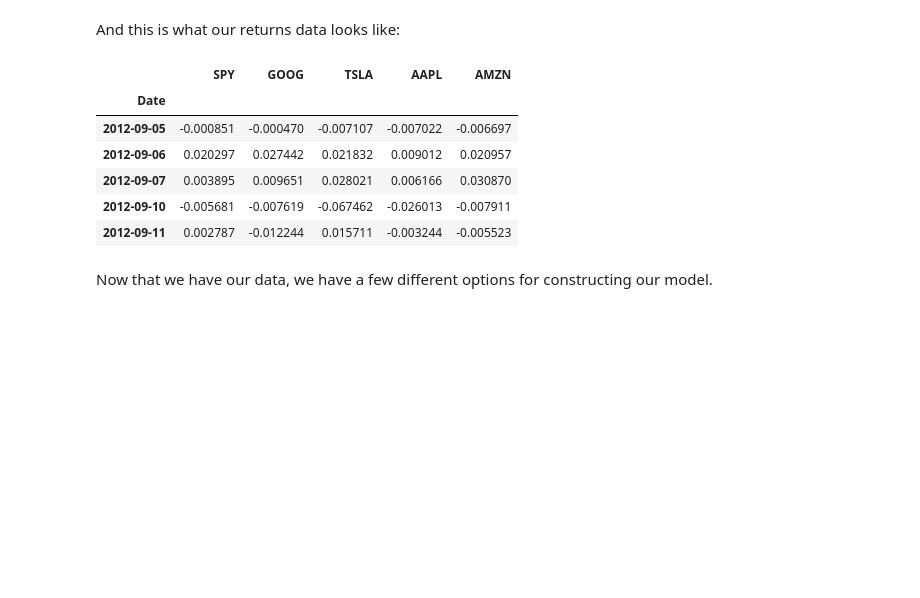
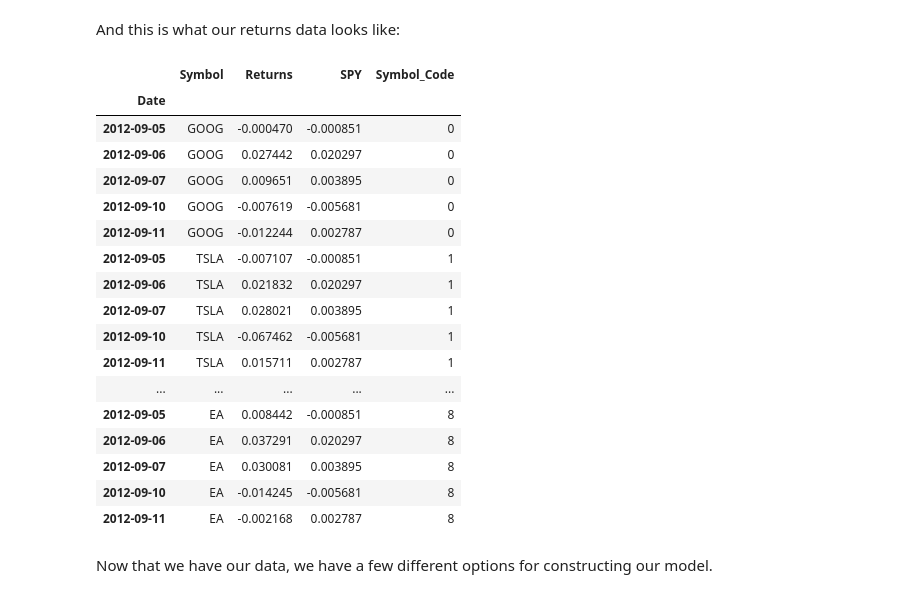
Before and after one commit to pydata/pydata-cookbook, a Jupyter notebook: papers/maxwell_margenot/bayesian_linear_regression.ipynb, the cells around one changed output. Saved outputs shown, nothing was run; the diff lists cells and outputs as text; code cells hidden in the pictures; blank space fills up the shorter version.

```diff
--- a/papers/maxwell_margenot/bayesian_linear_regression.ipynb
+++ b/papers/maxwell_margenot/bayesian_linear_regression.ipynb
@@ -274,31 +294,57 @@ import pandas_datareader.data as web
 import pandas as pd
 import numpy as np
 
-stocks = ['SPY', 'GOOG', 'TSLA', 'AAPL', 'AMZN']
-
+# Name the stocks we want
+stocks = ['GOOG', 'TSLA', 'AAPL', 'AMZN', 'FB', 'INTC', 'CSCO', 'MSFT', 'EA']
+n_securities = len(stocks)
+# Define start and end dates
 start_date = "2012-09-01"
 end_date = "2015-04-27"
+# Name our benchmark and get its returns
+spy = web.DataReader('SPY', 'yahoo', start_date, end_date)['Close']
+spy = spy.pct_change()[1:]
+spy.name = 'SPY'
 
-close_prices = pd.DataFrame()
+# Acquire data
+returns = pd.DataFrame()
+i = 0
+for elt in stocks:
+    x = web.DataReader(elt, 'yahoo', start_date, end_date)['Close']
+    x = x.pct_change()[1:]
+    x.name = "Returns"
+    symbol = pd.Series(index=x.index, data=elt)
+    symbol.name = "Symbol"
+    symbol_code = pd.Series(index=x.index, data=i)
+    symbol_code.name = "Symbol_Code"
+    i+=1
+    current_returns = pd.concat([symbol, x, spy, symbol_code], axis=1)
+    returns = pd.concat([returns, current_returns])
 
-for stock in stocks:
-    x = web.DataReader(stock, 'yahoo', start_date, end_date)['Close']
-    x.name = stock
-    close_prices[stock] = x
-
-returns = close_prices.pct_change()[1:]
+# Create a dummy variable for each stock symbol
+stock_idx = returns.Symbol_Code.values
 # %% [markdown]
 And this is what our returns data looks like:
 # %%
-returns.head()
+returns.groupby('Symbol').head()
 # %% [output]
-|  | SPY | GOOG | TSLA | AAPL | AMZN |
-| Date |  |  |  |  |  |
-| 2012-09-05 | -0.000851 | -0.000470 | -0.007107 | -0.007022 | -0.006697 |
-| 2012-09-06 | 0.020297 | 0.027442 | 0.021832 | 0.009012 | 0.020957 |
-| 2012-09-07 | 0.003895 | 0.009651 | 0.028021 | 0.006166 | 0.030870 |
-| 2012-09-10 | -0.005681 | -0.007619 | -0.067462 | -0.026013 | -0.007911 |
-| 2012-09-11 | 0.002787 | -0.012244 | 0.015711 | -0.003244 | -0.005523 |
+|  | Symbol | Returns | SPY | Symbol_Code |
+| Date |  |  |  |  |
+| 2012-09-05 | GOOG | -0.000470 | -0.000851 | 0 |
+| 2012-09-06 | GOOG | 0.027442 | 0.020297 | 0 |
+| 2012-09-07 | GOOG | 0.009651 | 0.003895 | 0 |
+| 2012-09-10 | GOOG | -0.007619 | -0.005681 | 0 |
+| 2012-09-11 | GOOG | -0.012244 | 0.002787 | 0 |
+| 2012-09-05 | TSLA | -0.007107 | -0.000851 | 1 |
+| 2012-09-06 | TSLA | 0.021832 | 0.020297 | 1 |
+| 2012-09-07 | TSLA | 0.028021 | 0.003895 | 1 |
+| 2012-09-10 | TSLA | -0.067462 | -0.005681 | 1 |
+| 2012-09-11 | TSLA | 0.015711 | 0.002787 | 1 |
+| ... | ... | ... | ... | ... |
+| 2012-09-05 | EA | 0.008442 | -0.000851 | 8 |
+| 2012-09-06 | EA | 0.037291 | 0.020297 | 8 |
+| 2012-09-07 | EA | 0.030081 | 0.003895 | 8 |
+| 2012-09-10 | EA | -0.014245 | -0.005681 | 8 |
+| 2012-09-11 | EA | -0.002168 | 0.002787 | 8 |
 # %% [markdown]
 Now that we have our data, we have a few different options for constructing our model.
 # %% [markdown]
```
Also changed, not shown: parts of 21 cells of this notebook.
